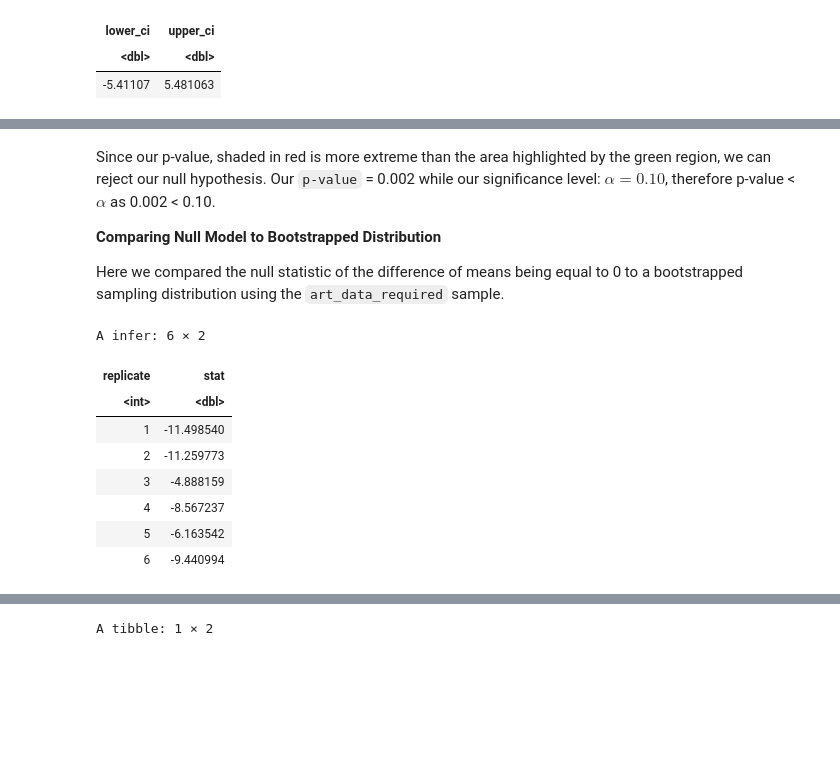
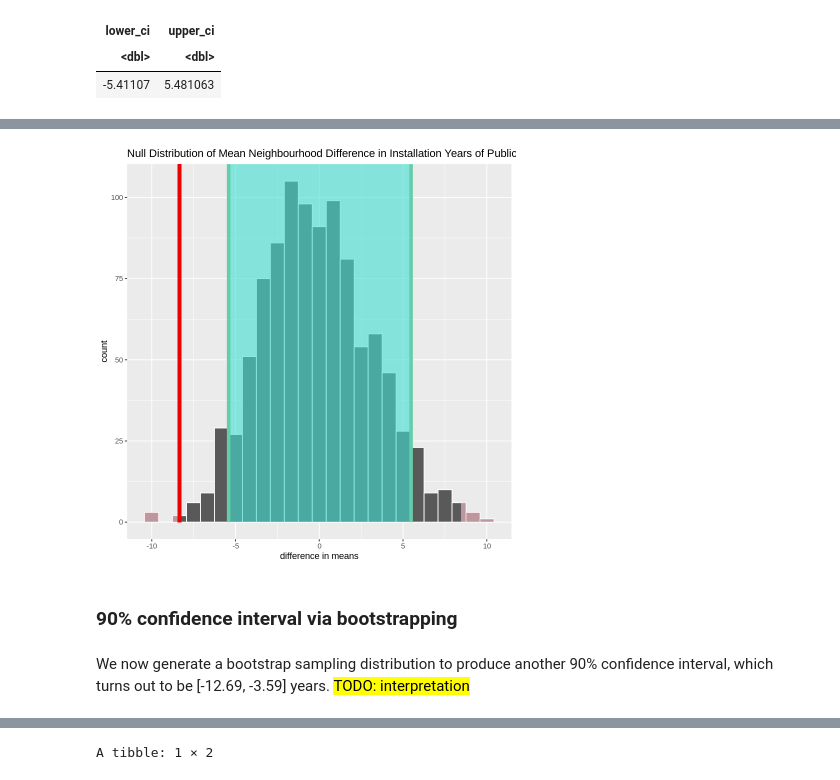
Before and after one commit to olivia-1221/Vancouver-Public-Art, a Jupyter notebook: project.ipynb, the cells around one changed output, grey strips where cells are left out. Saved outputs shown, nothing was run; the diff lists cells and outputs as text; code cells hidden in the pictures; blank space fills up the shorter version.

```diff
--- a/project.ipynb
+++ b/project.ipynb
@@ -277,26 +253,12 @@ A tibble: 1 × 1
-# %% [markdown]
-Since our p-value, shaded in red is more extreme than the area highlighted by the green region, we can reject our null hypothesis. Our `p-value` = 0.002 while our significance level: $\alpha = 0.10$, therefore p-value < $\alpha$ as 0.002 < 0.10.
-
-
-**Comparing Null Model to Bootstrapped Distribution**
-
-Here we compared the null statistic of the difference of means being equal to 0 to a bootstrapped sampling distribution using the `art_data_required` sample.
-# %%
-#hypothesis testing via infer
-set.seed(101)
-
-pop_bootstrap_distribution <- art_data_required %>%
-    specify(formula = YearOfInstallation ~ Neighbourhood) %>%
-    calculate(stat = "diff in means", order = c("Downtown", "Mount Pleasant"))
-
-head(pop_bootstrap_distribution)
-# %% [output]
-A infer: 6 × 2
-| replicate | stat |
-| <int> | <dbl> |
-| 1 | -11.498540 |
-| 2 | -11.259773 |
-| 3 | -4.888159 |
-| 4 | -8.567237 |
-| 5 | -6.163542 |
-| 6 | -9.440994 |
+# %%
+visualize(pop_null_distribution, bins = 25) +
+    shade_p_value(obs_stat = pop_obs_diff_means, direction = "both") +
+    shade_confidence_interval(endpoints = pop_alpha) +
+    ggtitle("Null Distribution of Mean Neighbourhood Difference in Installation Years of Public Art") +
+    xlab("difference in means")
+# %% [output]
+[figure, new version]
+# %% [markdown]
+### 90% confidence interval via bootstrapping
+# %% [markdown]
+We now generate a bootstrap sampling distribution to produce another 90% confidence interval, which turns out to be [-12.69, -3.59] years. <mark> TODO: interpretation <mark>
```
Also changed, not shown: parts of 56 cells of this notebook.
